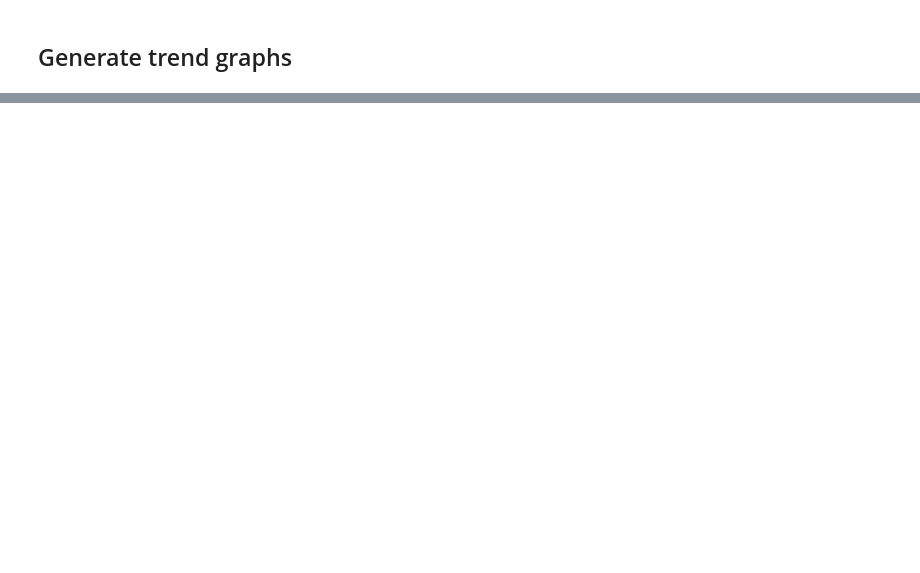
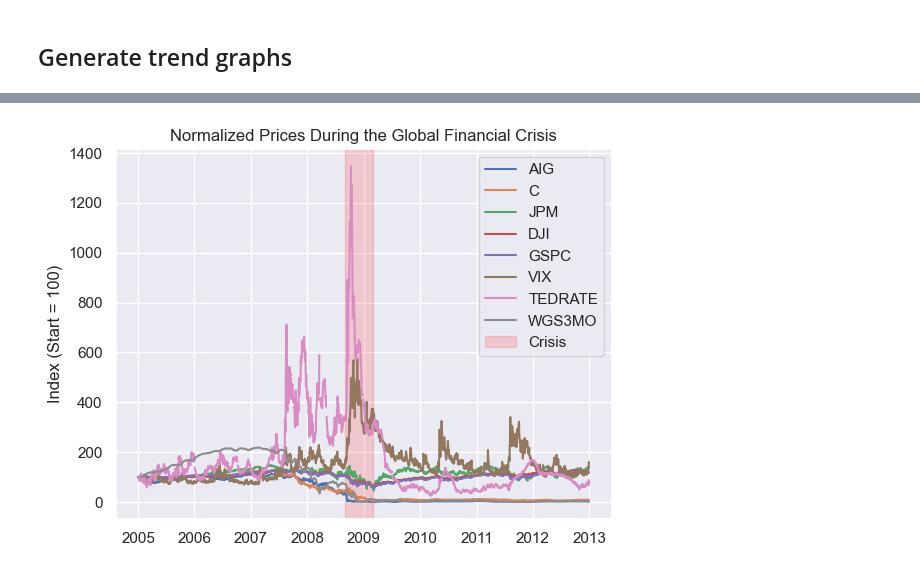
Before and after one commit to Dangomimikyu/ghostbusters, a Jupyter notebook: src/DataParse.ipynb, the cells around one changed output, grey strips where cells are left out. Cells and saved outputs as stored; diff of their text form; code cells hidden in the pictures; blank space fills up the shorter version.

Commit message:
started data parsing

```diff
--- a/src/DataParse.ipynb
+++ b/src/DataParse.ipynb
@@ -44,0 +58,23 @@ mlp.show()
+# %%
+# time series
+mlp.figure()
+
+for name, df in allStocks.items():
+    df = df.sort_values("Date").copy()
+    df["Normalized"] = df["Close"] / df["Close"].iloc[0] * 100
+    mlp.plot(df["Date"], df["Normalized"], label=name)
+
+mlp.axvspan(
+    pd.Timestamp("2008-09-01"),
+    pd.Timestamp("2009-03-01"),
+    color="red",
+    alpha=0.15,
+    label="Crisis"
+)
+
+mlp.title("Normalized Prices During the Global Financial Crisis")
+mlp.ylabel("Index (Start = 100)")
+mlp.legend()
+mlp.show()
+# %% [output]
+[figure, added]
```
Also changed, not shown: parts of 10 cells of this notebook, 6 other files.
